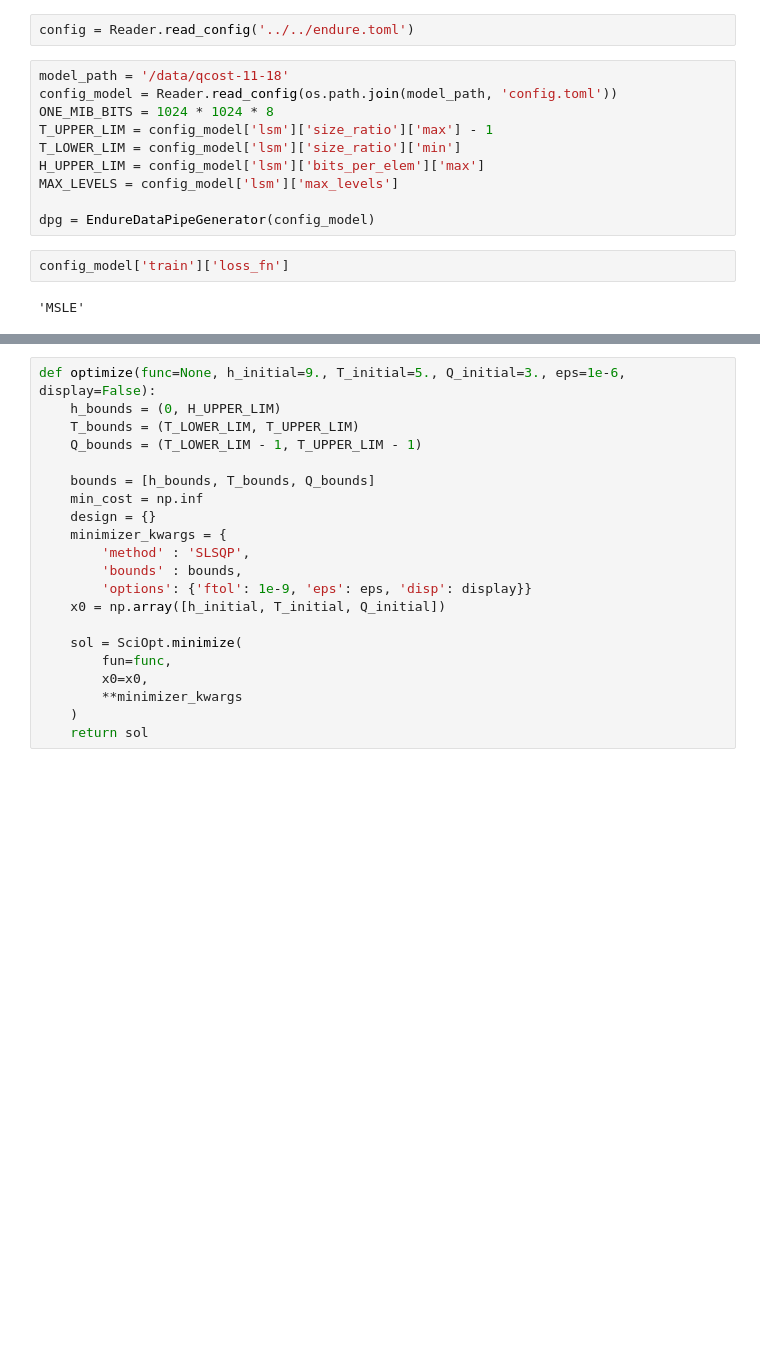
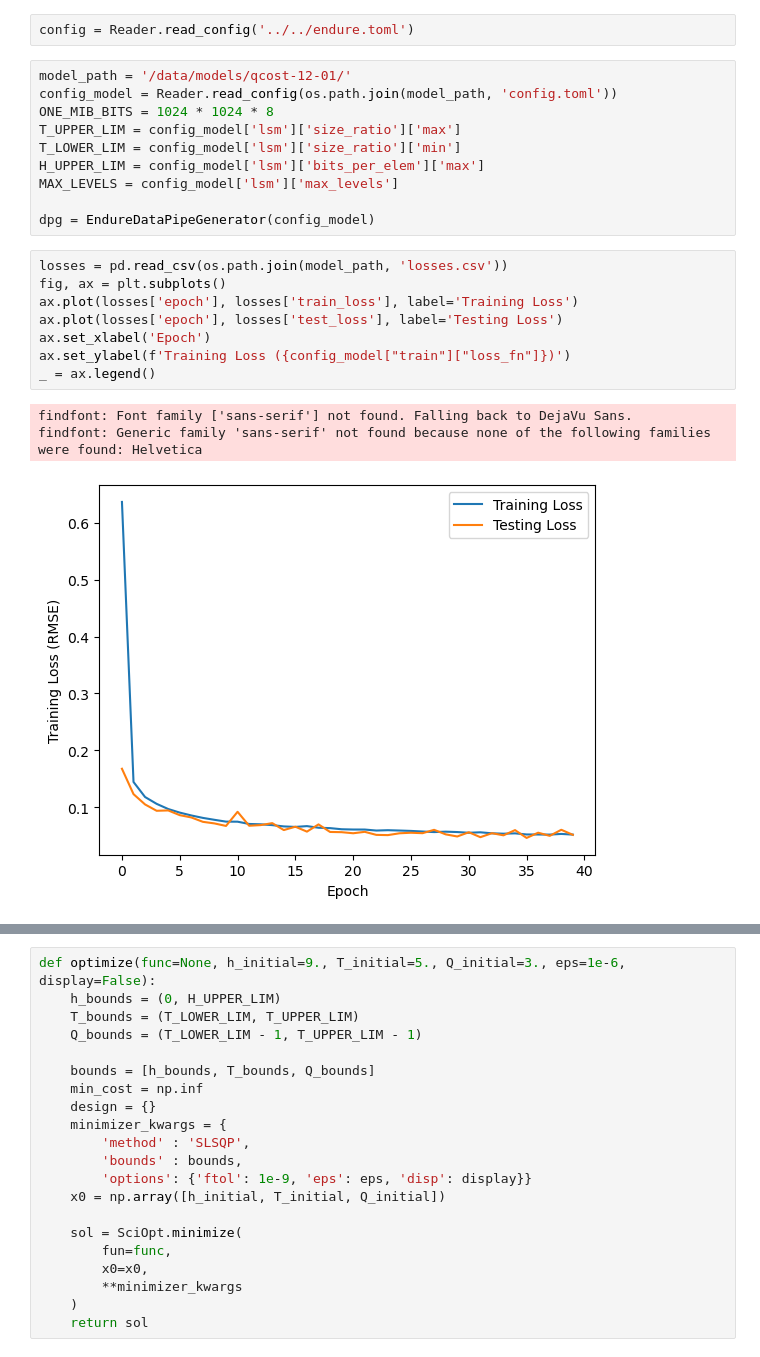
Before and after one commit to ephoris/endure-jupyter, a Jupyter notebook: model-notebooks/model-opt.ipynb, the cells around one changed output, grey strips where cells are left out. Drawn from its saved outputs; the diff is of its cells as text; blank space fills up the shorter version.

```diff
--- a/model-notebooks/model-opt.ipynb
+++ b/model-notebooks/model-opt.ipynb
@@ -32,19 +34,27 @@ import lsm.cost as CostFunc
 # %%
 config = Reader.read_config('../../endure.toml')
 # %%
-model_path = '/data/qcost-11-18'
+model_path = '/data/models/qcost-12-01/'
 config_model = Reader.read_config(os.path.join(model_path, 'config.toml'))
 ONE_MIB_BITS = 1024 * 1024 * 8
-T_UPPER_LIM = config_model['lsm']['size_ratio']['max'] - 1
+T_UPPER_LIM = config_model['lsm']['size_ratio']['max']
 T_LOWER_LIM = config_model['lsm']['size_ratio']['min']
 H_UPPER_LIM = config_model['lsm']['bits_per_elem']['max']
 MAX_LEVELS = config_model['lsm']['max_levels']
 
 dpg = EndureDataPipeGenerator(config_model)
-# %%
-config_model['train']['loss_fn']
-# %% [output]
-'MSLE'
+# %%
+losses = pd.read_csv(os.path.join(model_path, 'losses.csv'))
+fig, ax = plt.subplots()
+ax.plot(losses['epoch'], losses['train_loss'], label='Training Loss')
+ax.plot(losses['epoch'], losses['test_loss'], label='Testing Loss')
+ax.set_xlabel('Epoch')
+ax.set_ylabel(f'Training Loss ({config_model["train"]["loss_fn"]})')
+_ = ax.legend()
+# %% [output]
+findfont: Font family ['sans-serif'] not found. Falling back to DejaVu Sans.
+findfont: Generic family 'sans-serif' not found because none of the following families were found: Helvetica
+[figure, added]
 # %%
 tj = TrainJob(config_model)
 model = tj._build_model()
```
Also changed, not shown: parts of 23 cells of this notebook.
